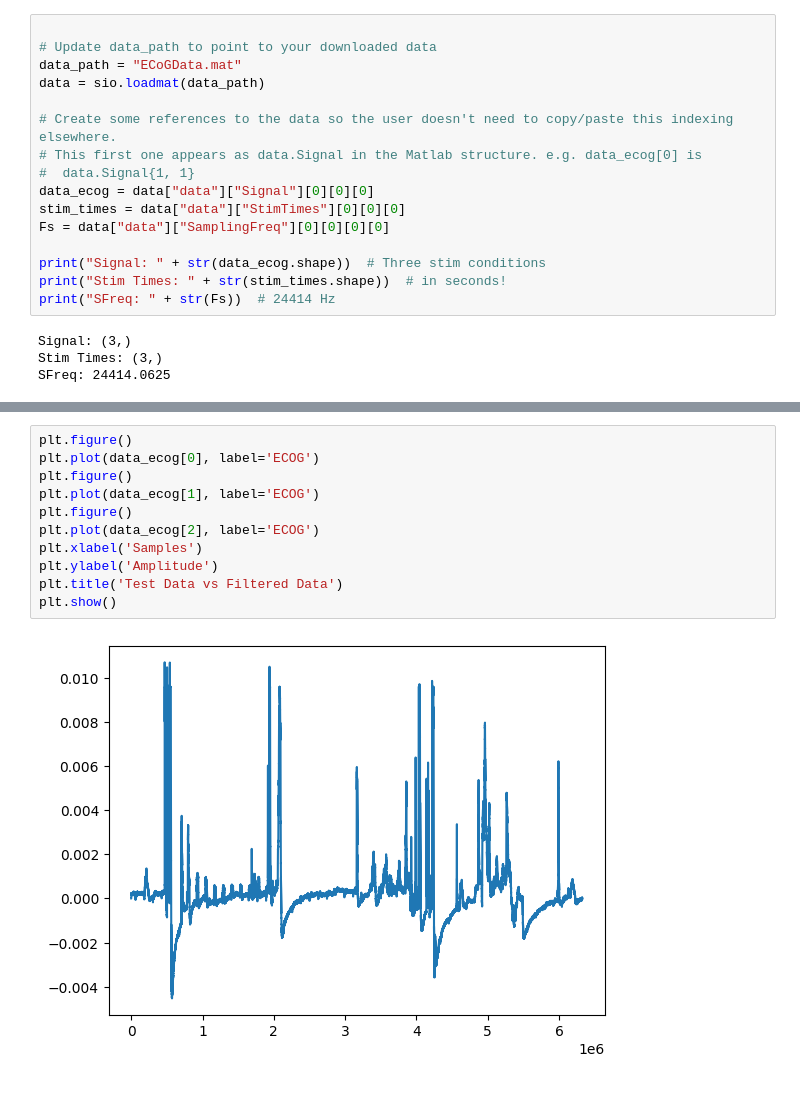
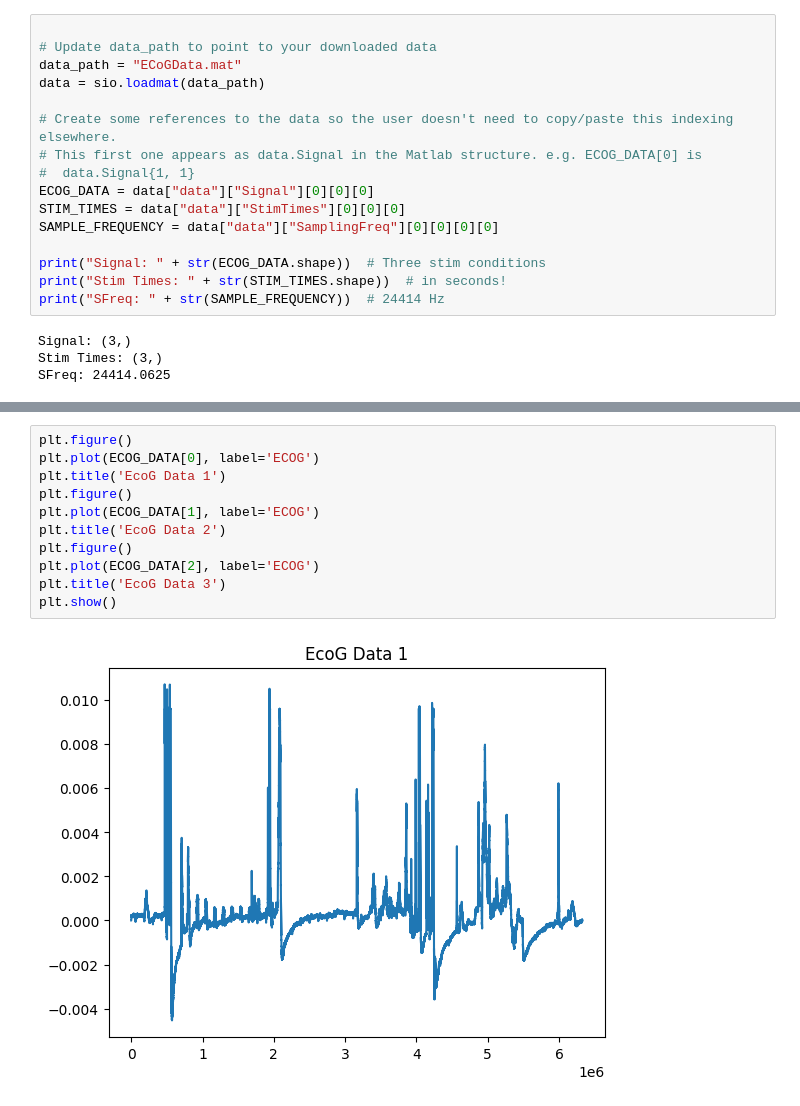
Before and after one commit to brownj47/ecog_signal_processing, a Jupyter notebook: test.ipynb, the cells around one changed output, grey strips where cells are left out. Drawn from its saved outputs; the diff is of its cells as text.

```diff
--- a/test.ipynb
+++ b/test.ipynb
@@ -52,15 +53,15 @@ data_path = "ECoGData.mat"
 data = sio.loadmat(data_path)
 
 # Create some references to the data so the user doesn't need to copy/paste this indexing elsewhere.
-# This first one appears as data.Signal in the Matlab structure. e.g. data_ecog[0] is
+# This first one appears as data.Signal in the Matlab structure. e.g. ECOG_DATA[0] is
 #  data.Signal{1, 1}
-data_ecog = data["data"]["Signal"][0][0][0]
-stim_times = data["data"]["StimTimes"][0][0][0]
-Fs = data["data"]["SamplingFreq"][0][0][0][0]
+ECOG_DATA = data["data"]["Signal"][0][0][0]
+STIM_TIMES = data["data"]["StimTimes"][0][0][0]
+SAMPLE_FREQUENCY = data["data"]["SamplingFreq"][0][0][0][0]
 
-print("Signal: " + str(data_ecog.shape))  # Three stim conditions
-print("Stim Times: " + str(stim_times.shape))  # in seconds!
-print("SFreq: " + str(Fs))  # 24414 Hz
+print("Signal: " + str(ECOG_DATA.shape))  # Three stim conditions
+print("Stim Times: " + str(STIM_TIMES.shape))  # in seconds!
+print("SFreq: " + str(SAMPLE_FREQUENCY))  # 24414 Hz
 # %% [output]
 Signal: (3,)
 Stim Times: (3,)
@@ -93,13 +90,13 @@ SOS FILTER ARRAY:  [[ 0.39534053  0.         -0.39534053  1.         -1.09785652
 # %%
 plt.figure()
-plt.plot(data_ecog[0], label='ECOG')
+plt.plot(ECOG_DATA[0], label='ECOG')
+plt.title('EcoG Data 1')
 plt.figure()
-plt.plot(data_ecog[1], label='ECOG')
+plt.plot(ECOG_DATA[1], label='ECOG')
+plt.title('EcoG Data 2')
 plt.figure()
-plt.plot(data_ecog[2], label='ECOG')
-plt.xlabel('Samples')
-plt.ylabel('Amplitude')
-plt.title('Test Data vs Filtered Data')
+plt.plot(ECOG_DATA[2], label='ECOG')
+plt.title('EcoG Data 3')
 plt.show()
 # %% [output]
-[figure, old version]
+[figure, new version]
```
Also changed, not shown: parts of 4 cells of this notebook.
